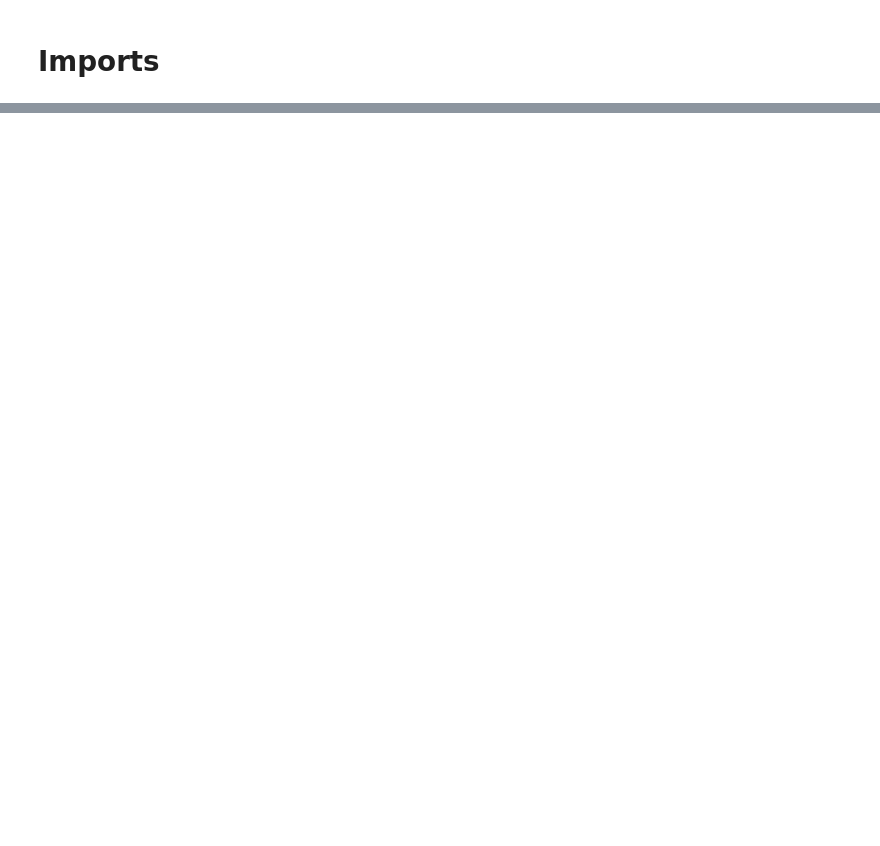
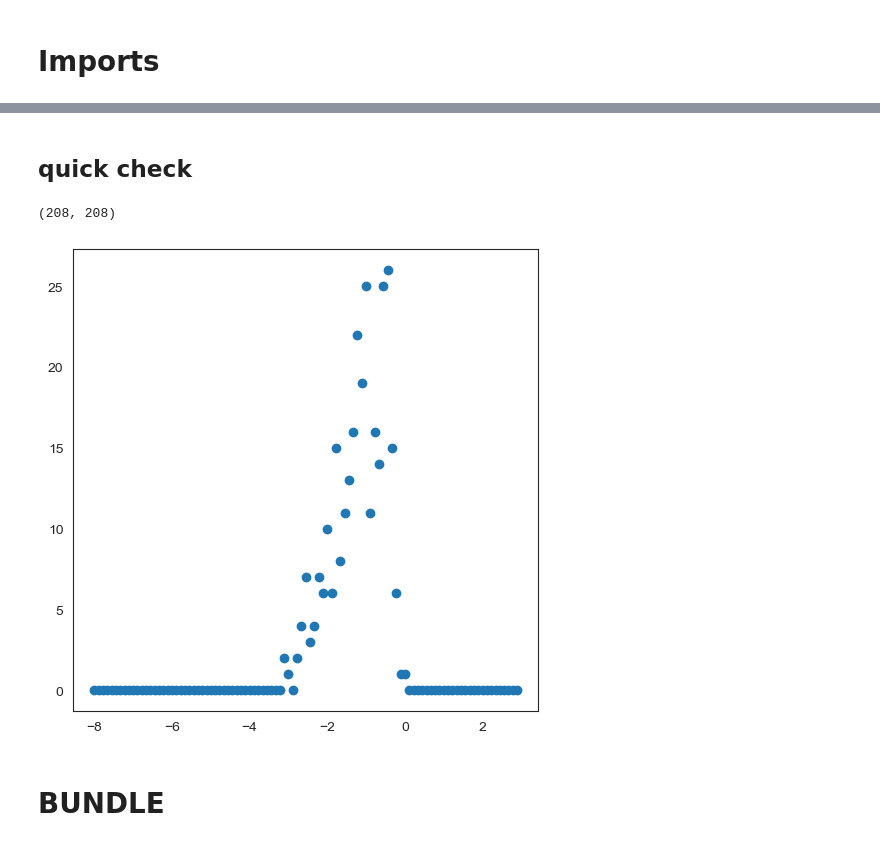
Before and after one commit to jarolim14/SSRI-Evolution, a Jupyter notebook: notebooks/11-PrepareThreeJs.ipynb, the cells around one changed output, grey strips where cells are left out. Cells and saved outputs as stored; diff of their text form; code cells hidden in the pictures; blank space fills up the shorter version.

```diff
--- a/notebooks/11-PrepareThreeJs.ipynb
+++ b/notebooks/11-PrepareThreeJs.ipynb
@@ -2737,0 +184,14 @@ edges_json[0]
+# %%
+# Assume `g` is an igraph.Graph object and you have the utility class imported.
+edges_df = graphToDfUtility.edges_to_dataframe(g_pruned_random)
+# Create edge and node DataFrames
+nodes_df = graphToDfUtility.nodes_to_dataframe(
+    g_pruned_random, normalize_coordinates=False, drop_columns=["node_id", "node_name"]
+)
+
+# Merge edge and node positions
+edge_df_with_source_target_coords = (
+    graphToDfUtility.create_edge_df_with_source_target_coords(g_pruned_random)
+)
+
+edge_df_with_source_target_coords.head(2)
@@ -2737,0 +227,65 @@ edges_json[0]
+# %% [markdown]
+## quick check
+# %%
+normalized_edge_df_with_source_target_coords = edge_df_with_source_target_coords.copy()
+to_normalize = [
+    "source_x",
+    "source_y",
+    "source_z",
+    "target_x",
+    "target_y",
+    "target_z",
+    "segment_length",
+]
+for col in to_normalize:
+    normalized_edge_df_with_source_target_coords[col] = (
+        graphToDfUtility.minmax_normalize(
+            normalized_edge_df_with_source_target_coords[col]
+        )
+    )
+
+Nnodes = nodes_df.shape[0]
+
+subedges = (
+    normalized_edge_df_with_source_target_coords["segment_length"]
+    > normalized_edge_df_with_source_target_coords["segment_length"].median()
+)
+
+mat = sparse.coo_matrix(
+    (
+        np.ones(
+            normalized_edge_df_with_source_target_coords.loc[subedges].shape[0],
+            dtype=int,
+        ),
+        (
+            normalized_edge_df_with_source_target_coords.loc[subedges, "source"].values,
+            normalized_edge_df_with_source_target_coords.loc[subedges, "target"].values,
+        ),
+    ),
+    shape=(Nnodes, Nnodes),
+)
+
+print(mat.shape)
+
+ncomp, membership = sparse.csgraph.connected_components(mat)
+
+mvalue, mcounts = np.unique(membership, return_counts=True)
+mcounts, mcountdist = np.unique(mcounts, return_counts=True)
+
+# mcounts, mcountdist
+
+fig, ax = plt.subplots(1, 1, figsize=(6, 6))
+
+dist, bins = np.histogram(
+    normalized_edge_df_with_source_target_coords["segment_length"].values,
+    bins=np.exp(np.linspace(-8, 3, 100)),
+)
+
+ax.scatter(np.log(bins[:-1]), dist)
+
+plt.show()
+# %% [output]
+(208, 208)
+[figure, added]
+# %% [markdown]
+# BUNDLE
```
Also changed, not shown: parts of 105 cells of this notebook, 28 other files.
